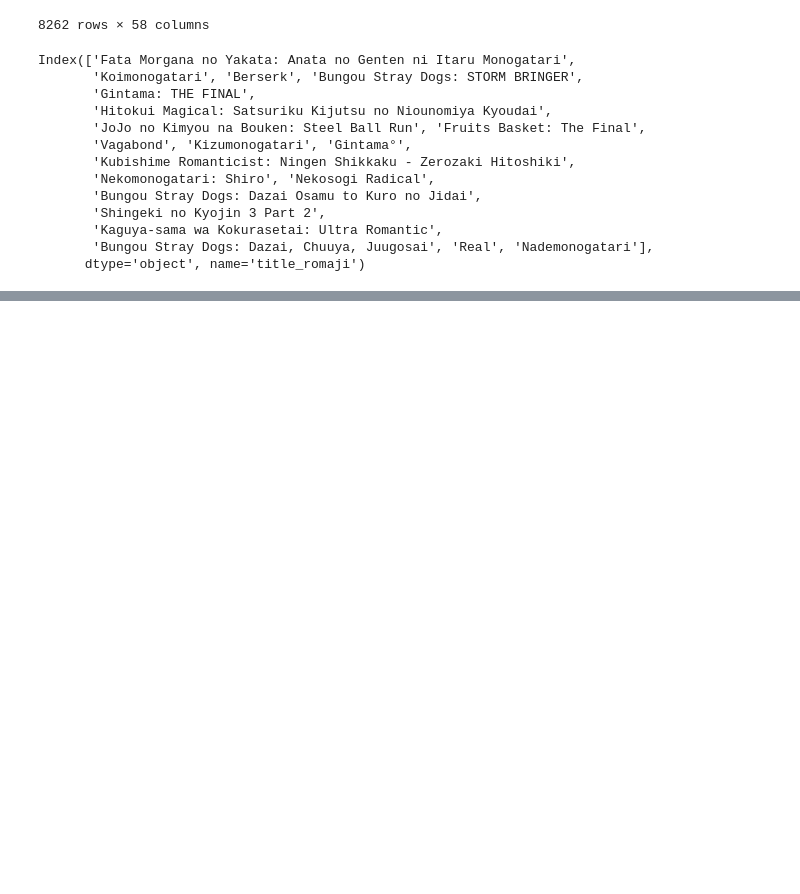
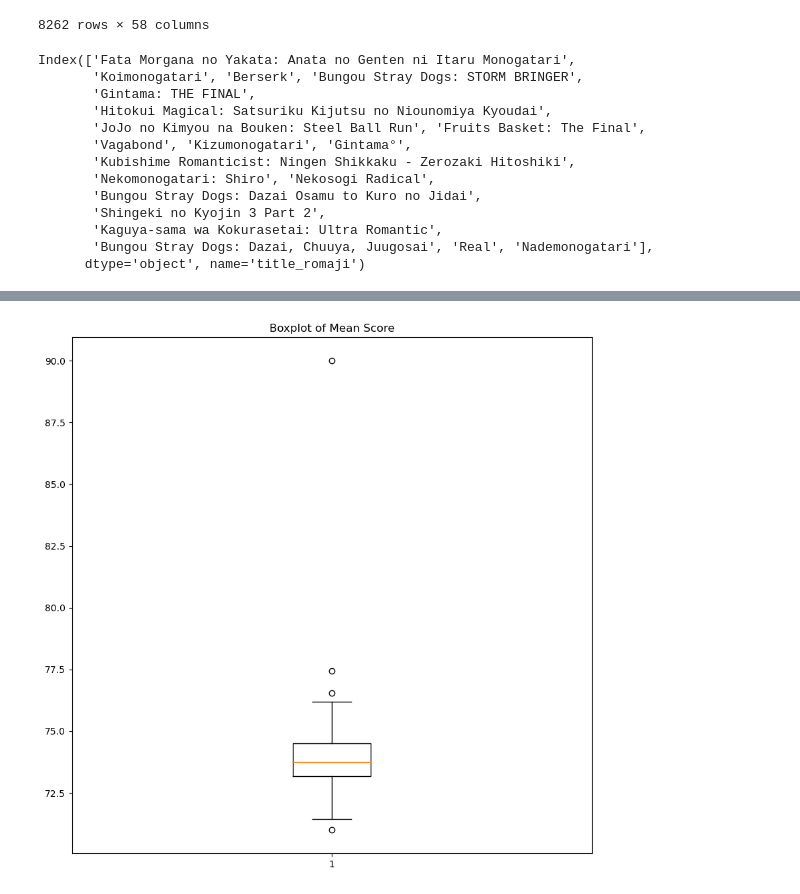
Before and after one commit to doyoung-umich/pj_otaku, a Jupyter notebook: Henry/henry_notebook_01.ipynb, the cells around one changed output, grey strips where cells are left out. Drawn from its saved outputs; the diff is of its cells as text; code cells hidden in the pictures; blank space fills up the shorter version.

```diff
--- a/Henry/henry_notebook_01.ipynb
+++ b/Henry/henry_notebook_01.ipynb
@@ -586,0 +597,7 @@ Index(['Fata Morgana no Yakata: Anata no Genten ni Itaru Monogatari',
+# %%
+plt.figure(figsize=(10,10))
+plt.boxplot(titles_df_ts_02['mean_score'])
+plt.title('Boxplot of Mean Score')
+plt.show()
+# %% [output]
+[figure, added]
```
Also changed, not shown: parts of 19 cells of this notebook.
